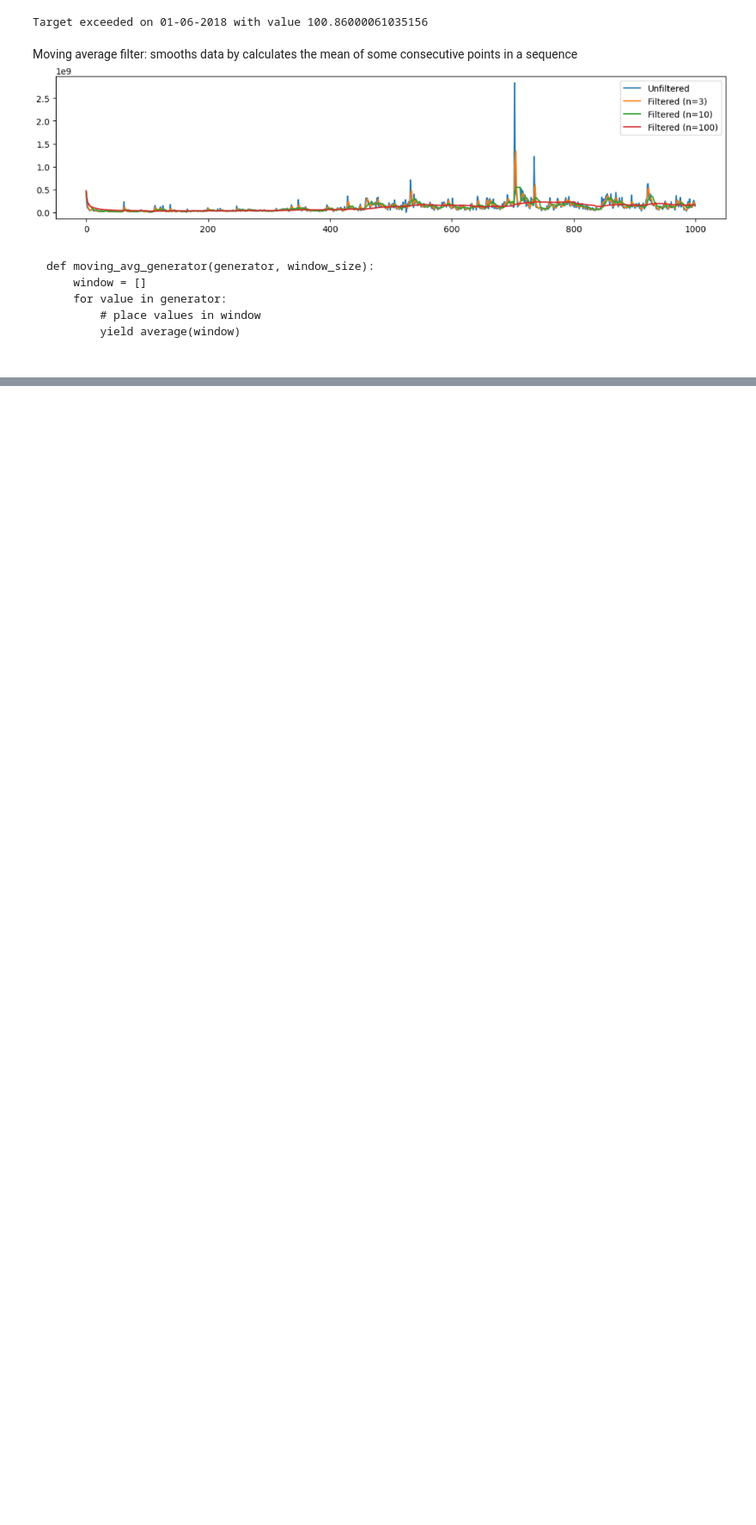
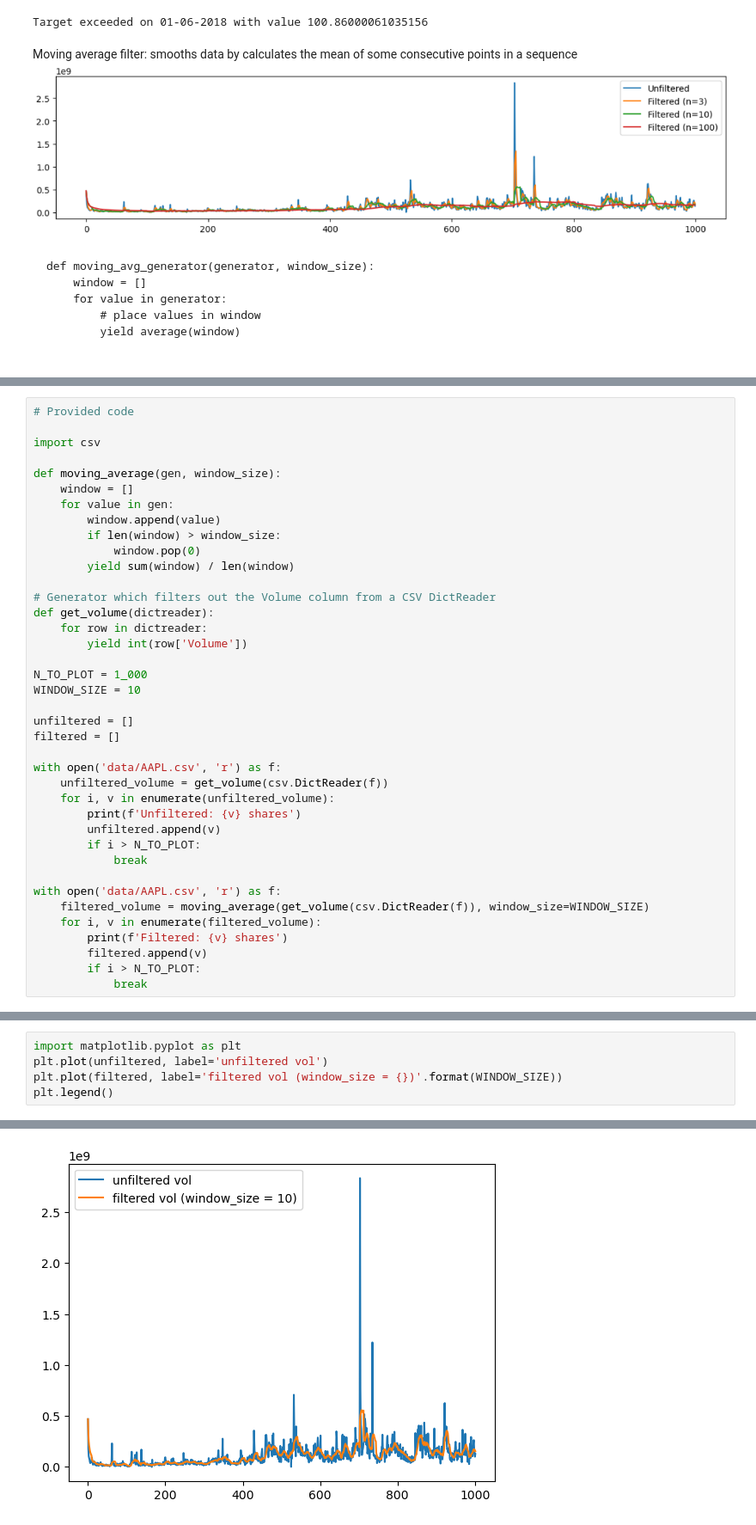
Before and after one commit to Justice-Through-Code/AISE26-W2D2-inclassmaterial, a Jupyter notebook: w2d2-inclass.ipynb, the cells around one changed output, grey strips where cells are left out. Shown at 86% size. Saved outputs shown, nothing was run; the diff lists cells and outputs as text; blank space fills up the shorter version.

Commit message:
Breakout #2 solution and figure

```diff
--- a/w2d2-inclass.ipynb
+++ b/w2d2-inclass.ipynb
@@ -484,0 +489,39 @@ def moving_avg_generator(generator, window_size):
+# %%
+# Provided code
+
+import csv
+
+def moving_average(gen, window_size):
+    window = []
+    for value in gen:
+        window.append(value)
+        if len(window) > window_size:
+            window.pop(0)
+        yield sum(window) / len(window)
+
+# Generator which filters out the Volume column from a CSV DictReader
+def get_volume(dictreader):
+    for row in dictreader:
+        yield int(row['Volume'])
+
+N_TO_PLOT = 1_000
+WINDOW_SIZE = 10
+
+unfiltered = []
+filtered = []
+
+with open('data/AAPL.csv', 'r') as f:
+    unfiltered_volume = get_volume(csv.DictReader(f))
+    for i, v in enumerate(unfiltered_volume):
+        print(f'Unfiltered: {v} shares')
+        unfiltered.append(v)
+        if i > N_TO_PLOT:
+            break
+
+with open('data/AAPL.csv', 'r') as f:
+    filtered_volume = moving_average(get_volume(csv.DictReader(f)), window_size=WINDOW_SIZE)
+    for i, v in enumerate(filtered_volume):
+        print(f'Filtered: {v} shares')
+        filtered.append(v)
+        if i > N_TO_PLOT:
+            break
@@ -484,0 +546,6 @@ def moving_avg_generator(generator, window_size):
+# %%
+import matplotlib.pyplot as plt
+plt.plot(unfiltered, label='unfiltered vol')
+plt.plot(filtered, label='filtered vol (window_size = {})'.format(WINDOW_SIZE))
+plt.legend()
+# %% [output]
@@ -484,0 +553 @@ def moving_avg_generator(generator, window_size):
+[figure, added]
```
Also changed, not shown: parts of 7 cells of this notebook.
